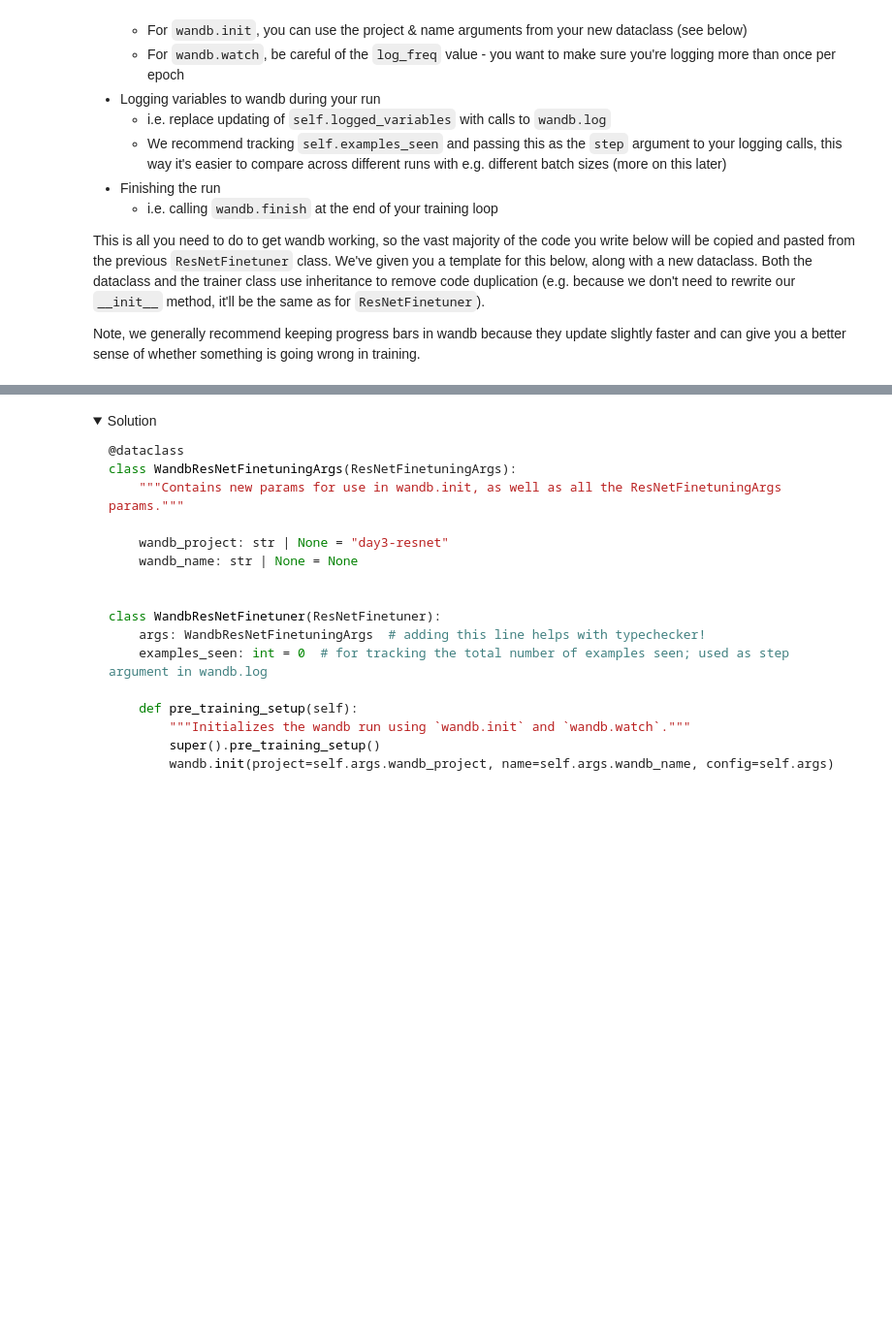
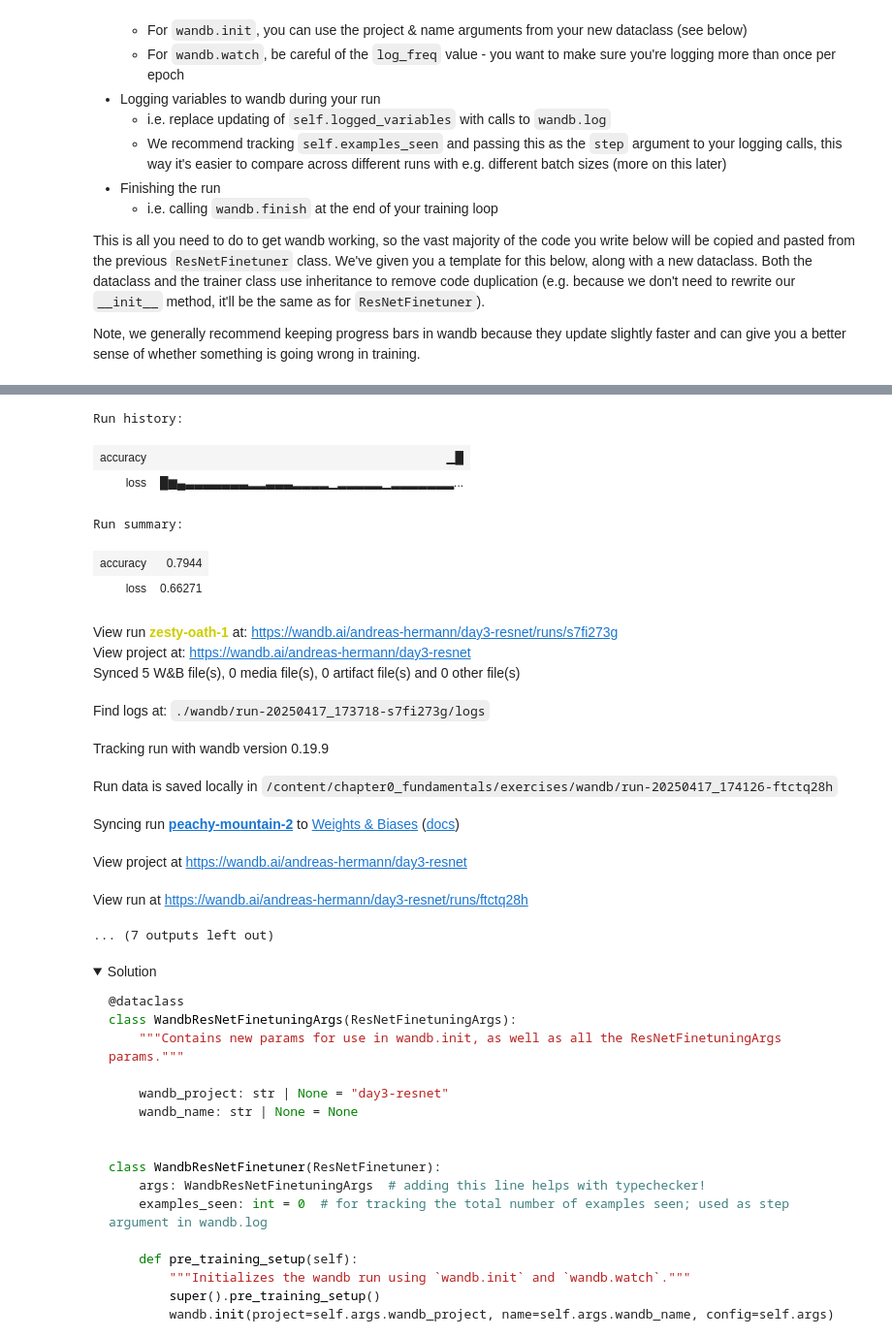
Before and after one commit to andreas-he/arena, a Jupyter notebook: chapter0_fundamentals/exercises/part3_optimization/0.3_Optimization_exercises.ipynb, the cells around one changed output, grey strips where cells are left out. Shown at 97% size. Drawn from its saved outputs; the diff is of its cells as text; code cells hidden in the pictures; folded sections open; blank space fills up the shorter version.

Commit message:
wandb testing

```diff
--- a/chapter0_fundamentals/exercises/part3_optimization/0.3_Optimization_exercises.ipynb
+++ b/chapter0_fundamentals/exercises/part3_optimization/0.3_Optimization_exercises.ipynb
@@ -873,7 +906,15 @@ class AdamW:
 
     @t.inference_mode()
     def step(self) -> None:
-        raise NotImplementedError()
+        for theta, m, v in zip(self.params, self.m, self.v):
+            g = theta.grad
+            theta *= 1 - self.lr * self.lmda
+            m.copy_(self.beta1 * m + (1 - self.beta1) * g)
+            v.copy_(self.beta2 * v + (1 - self.beta2) * g.pow(2))
+            m_hat = m / (1 - self.beta1**self.t)
+            v_hat = v / (1 - self.beta2**self.t)
+            theta -= self.lr * m_hat / (v_hat.sqrt() + self.eps)
+        self.t += 1
 
     def __repr__(self) -> str:
         return f"AdamW(lr={self.lr}, beta1={self.beta1}, beta2={self.beta2}, eps={self.eps}, weight_decay={self.lmda})"
@@ -1507,7 +1567,9 @@ class WandbResNetFinetuner(ResNetFinetuner):
     def pre_training_setup(self):
         """Initializes the wandb run using `wandb.init` and `wandb.watch`."""
         super().pre_training_setup()
-        raise NotImplementedError()
+        wandb.init(entity="andreas-hermann",project=args.wandb_project,name=args.wandb_name, config=self.args)
+        wandb.watch(self.model.out_layers[-1], log="all", log_freq=50)
+        self.examples_seen = 0
 
     def training_step(
         self,
@@ -1515,19 +1577,57 @@ class WandbResNetFinetuner(ResNetFinetuner):
         labels: Int[Tensor, "batch"],
     ) -> Float[Tensor, ""]:
         """Equivalent to ResNetFinetuner.training_step, but logging the loss to wandb."""
-        raise NotImplementedError()
+        imgs, labels = imgs.to(device), labels.to(device)
+
+        logits = self.model(imgs)
+        loss = F.cross_entropy(logits, labels)
+        loss.backward()
+        self.optimizer.step()
+        self.optimizer.zero_grad()
+
+        self.examples_seen += imgs.shape[0]
+        wandb.log({'loss': loss.item()}, step=self.examples_seen)
+
+        return loss
 
     @t.inference_mode()
     def evaluate(self) -> float:
         """Equivalent to ResNetFinetuner.evaluate, but logging the accuracy to wandb."""
-        raise NotImplementedError()
+        """Evaluate the model on the test set and return the accuracy."""
+        self.model.eval()
+        total_correct, total_samples = 0, 0
+
+        for imgs, labels in tqdm(self.test_loader, desc="Evaluating"):
+            imgs, labels = imgs.to(device), labels.to(device)
+            logits = self.model(imgs)
+            total_correct += (logits.argmax(dim=1) == labels).sum().item()
+            total_samples += len(imgs)
+
+        accuracy = total_correct / total_samples
+        wandb.log({'accuracy': accuracy}, step=self.examples_seen)
+        return accuracy
 
     def train(self) -> None:
         """Equivalent to ResNetFinetuner.train, but with wandb initialization & calling `wandb.finish` at the end."""
         self.pre_training_setup()
-        raise NotImplementedError()
+
+        accuracy = self.evaluate()
+
+        for epoch in range(self.args.epochs):
+            self.model.train()
+
+            pbar = tqdm(self.train_loader, desc="Training")
+            for imgs, labels in pbar:
+                loss = self.training_step(imgs, labels)
+                pbar.set_postfix(loss=f"{loss:.3f}", ex_seen=f"{self.examples_seen:06}")
+
+            accuracy = self.evaluate()
+            pbar.set_postfix(loss=f"{loss:.3f}", accuracy=f"{accuracy:.2f}", ex_seen=f"{self.examples_seen:06}")
+
+        wandb.finish()
 
 
 args = WandbResNetFinetuningArgs()
 trainer = WandbResNetFinetuner(args)
 trainer.train()
+# %% [output]
@@ -1534,3 +1635,19 @@ trainer.train()
+Run history:
+| accuracy | ▁█ |
+| loss | █▆▄▃▃▃▃▃▃▃▂▂▃▃▃▂▂▂▂▁▂▂▂▂▂▁▂▂▂▂▂▂▂... |
+Run summary:
+| accuracy | 0.7944 |
+| loss | 0.66271 |
+View run zesty-oath-1 at: https://wandb.ai/andreas-hermann/day3-resnet/runs/s7fi273g
+View project at: https://wandb.ai/andreas-hermann/day3-resnet
+Synced 5 W&B file(s), 0 media file(s), 0 artifact file(s) and 0 other file(s)
+Find logs at: ./wandb/run-20250417_173718-s7fi273g/logs
+Tracking run with wandb version 0.19.9
+Run data is saved locally in /content/chapter0_fundamentals/exercises/wandb/run-20250417_174126-ftctq28h
+Syncing run peachy-mountain-2 to Weights & Biases (docs)
+View project at https://wandb.ai/andreas-hermann/day3-resnet
+View run at https://wandb.ai/andreas-hermann/day3-resnet/runs/ftctq28h
+... (7 outputs left out)
 # %% [markdown]
 <details><summary>Solution</summary>
 
```
Also changed, not shown: parts of 13 cells of this notebook.
